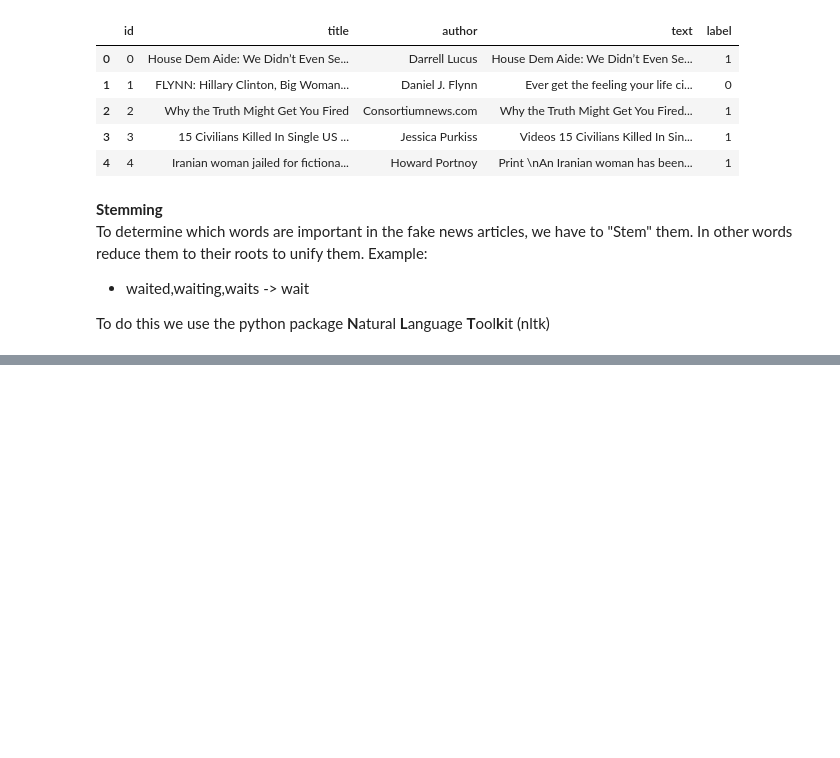
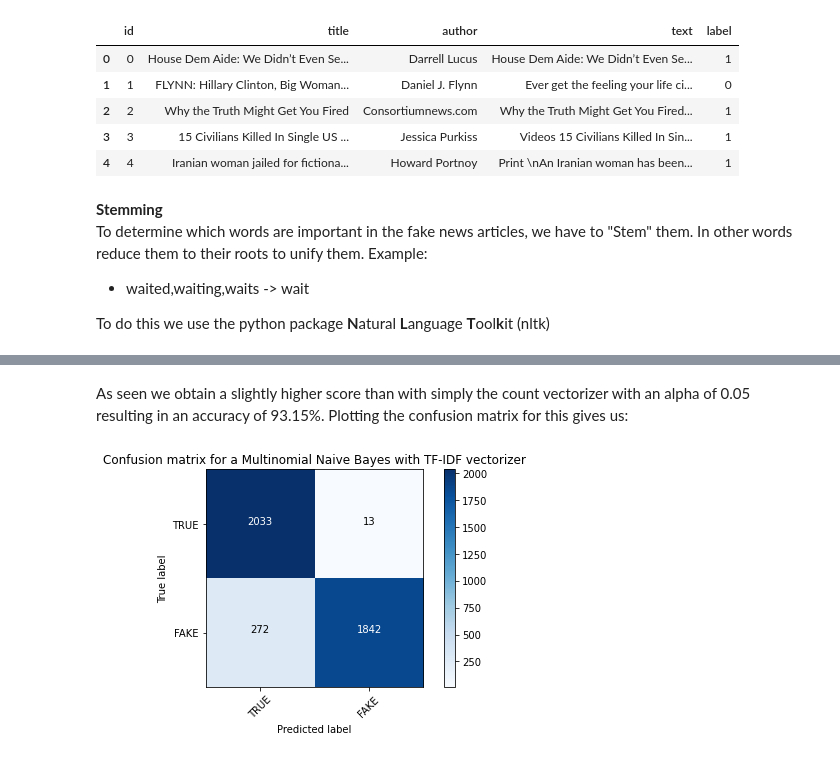
Before and after one commit to Cubba2412/Machine-Learning-Mini-project, a Jupyter notebook: FakeNewsPredictor.ipynb, the cells around one changed output, grey strips where cells are left out. Saved outputs shown, nothing was run; the diff lists cells and outputs as text; code cells hidden in the pictures; blank space fills up the shorter version.

```diff
--- a/FakeNewsPredictor.ipynb
+++ b/FakeNewsPredictor.ipynb
@@ -163,25 +302,16 @@ In other words it create a matrix as that indicates which words a document conta
 # %%
-# Initialize the CountVectorizer
-count_vectorizer = CountVectorizer(ngram_range=(1, 2), stop_words='english')
-# Fit and transform the training data.
-# In other words calculate counts with a given corpus (iterable of documents)
-count_train = count_vectorizer.fit_transform(X_train)
+# Initialize the TFIDF
+tfidf_vectorizer = TfidfVectorizer(stop_words='english', ngram_range=(1, 2),use_idf=True)
 
-# Next we transform the test set
-# Simply put we map the vocabulary from the training data to that of the test data, so that the number of feautres in the test data remains the same as in the training data
-count_test = count_vectorizer.transform(X_test)
-
-# Initialize the TFIDF
+## Fit and transform the training data
 # We make the model learn vocabulary and IDF from training set (fit the model to the training data and save the vectorizer/model as a variable)
 # Put simply the fit method calculates the mean and variance of each of the features present in the dataset.
+
+tfidf_train = tfidf_vectorizer.fit_transform(X_train)
+
+## Transform the test set
 # Furthemore we also transform the traning data (to look for bigrams and exclude stopwords as defined above)
 # Again this simply means that we map the vocabulary from the training data to that of the test data,
 # so that the number of feautres in the test data remains the same as in the training data
-tfidf_transformer = TfidfTransformer()
-tfidf_transformer.fit(count_train)
 
-# print idf values
-df_idf = pd.DataFrame(tfidf_transformer.idf_, index=count_vectorizer.get_feature_names_out(),columns=["idf_weights"])
-# sort ascending
-df_idf = df_idf.sort_values(by=['idf_weights'])
-print(df_idf)
+tfidf_test = tfidf_vectorizer.transform(X_test)
@@ -206,0 +318,7 @@ In other words, the documents with bigrams containing <em>guatemalan</em> are mo
+# %%
+for alpha in np.arange(0,1,.05):
+    nb_classifier_tune = MultinomialNB(alpha=alpha)
+    nb_classifier_tune.fit(tfidf_train, y_train)
+    pred_tune = nb_classifier_tune.predict(tfidf_test)
+    score = metrics.accuracy_score(y_test, pred_tune)
+    print("Alpha: {:.2f} Score: {:.5f}%".format(alpha, score*100))
@@ -206,0 +346,14 @@ In other words, the documents with bigrams containing <em>guatemalan</em> are mo
+# %% [markdown]
+As seen we obtain a slightly higher score than with simply the count vectorizer with an alpha of 0.05 resulting in an accuracy of 93.15%. Plotting the confusion matrix for this gives us:
+# %%
+# Create the Multinomial naive bayes classifier
+nb_classifier = MultinomialNB(alpha = 0.05)
+# Fit it to the data
+nb_classifier.fit(tfidf_train, y_train)
+# Attempt to predict on the test data
+pred_nb_tfidf = nb_classifier.predict(tfidf_test)
+# Create confusion matrix and plot it:
+cm2 = metrics.confusion_matrix(y_test, pred_nb_tfidf, labels=[0,1])
+plot_confusion_matrix(cm2, classes=['TRUE','FAKE'], title ='Confusion matrix for a Multinomial Naive Bayes with TF-IDF vectorizer')
+# %% [output]
+[figure, added]
```
Also changed, not shown: parts of 20 cells of this notebook.
